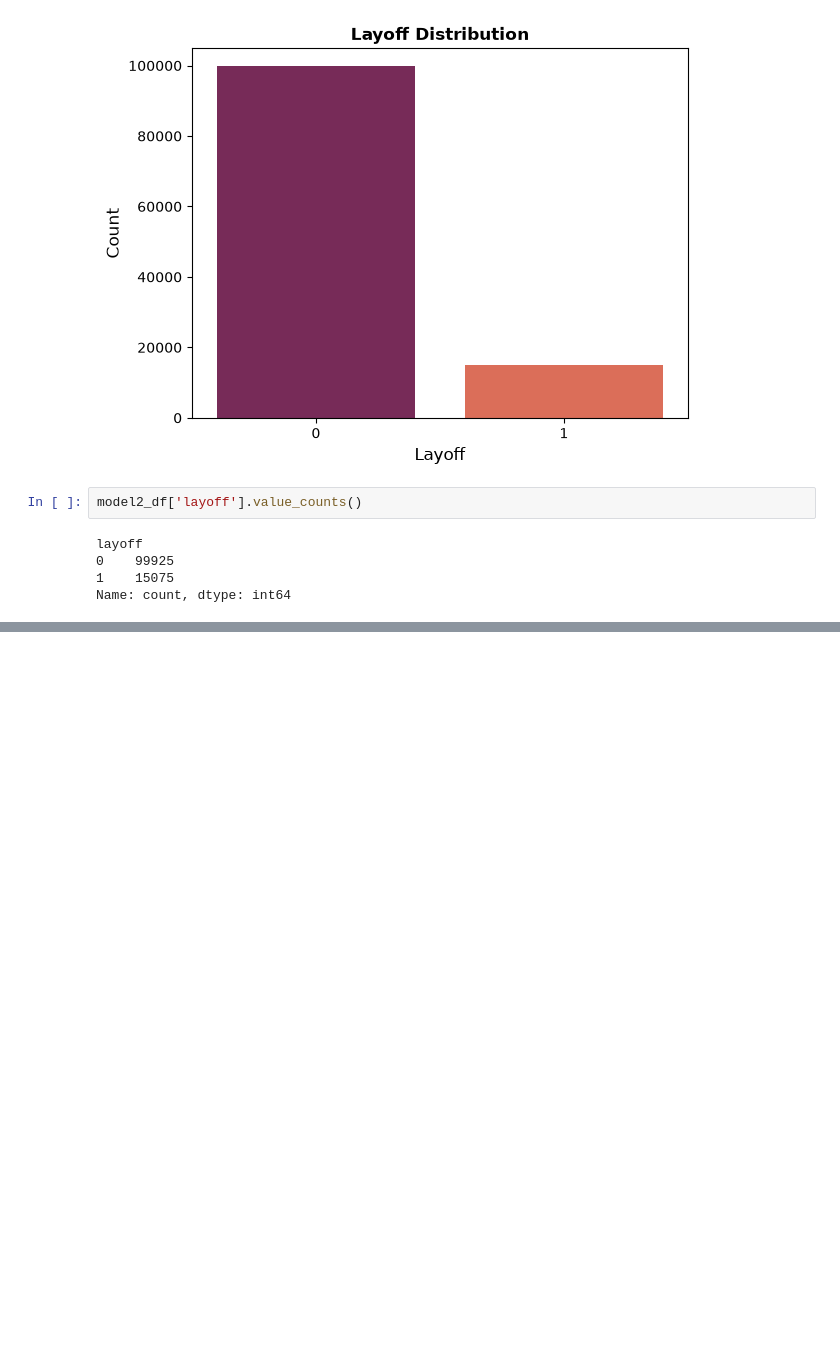
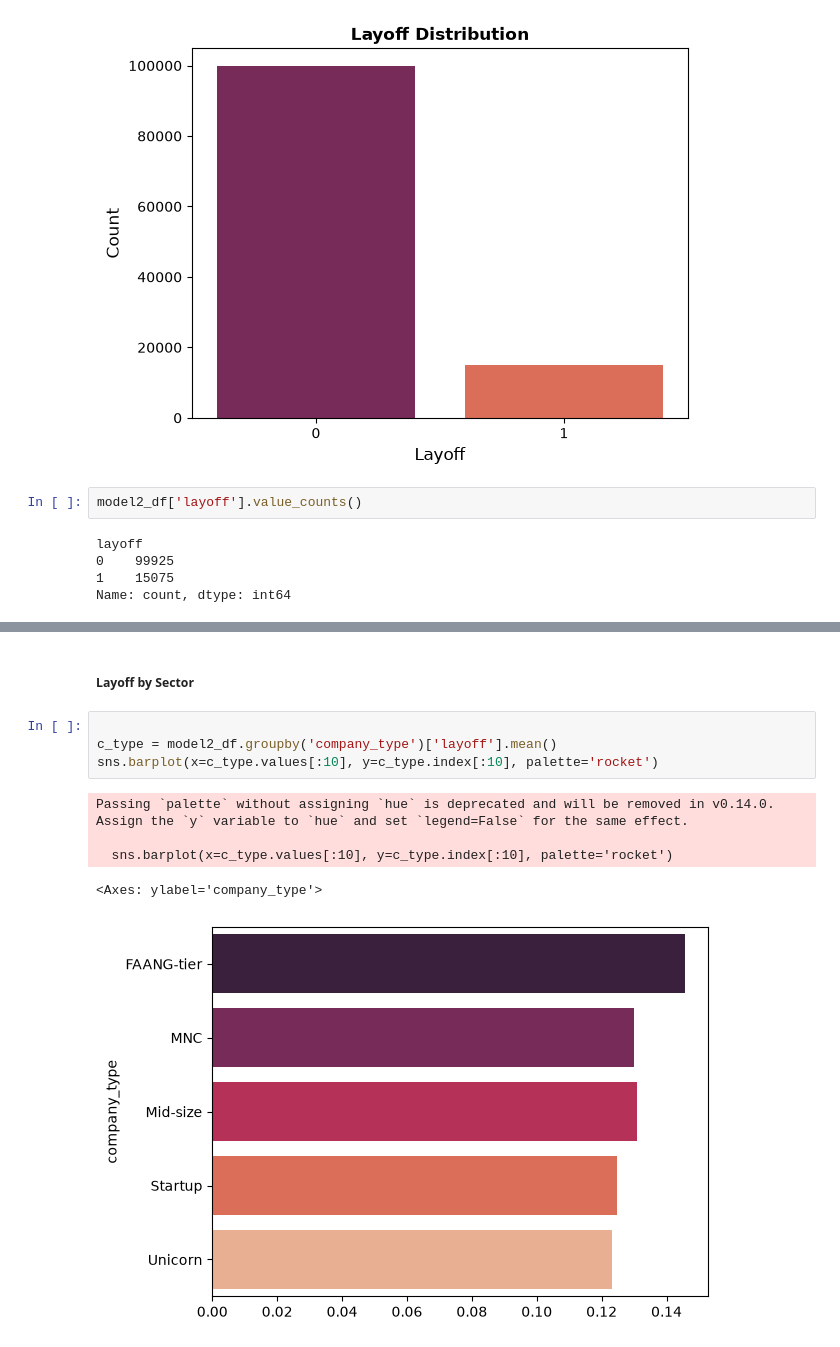
Before and after one commit to anshulbaisoya82-ux/Task-2-, a Jupyter notebook: Salary.ipynb, the cells around one changed output, grey strips where cells are left out. Drawn from its saved outputs; the diff is of its cells as text; blank space fills up the shorter version.

```diff
--- a/Salary.ipynb
+++ b/Salary.ipynb
@@ -806,0 +822,12 @@ Name: count, dtype: int64
+# %% [markdown]
+##### Layoff by Sector
+# %%
+
+c_type = model2_df.groupby('company_type')['layoff'].mean()
+sns.barplot(x=c_type.values[:10], y=c_type.index[:10], palette='rocket')
+# %% [output]
+Passing `palette` without assigning `hue` is deprecated and will be removed in v0.14.0. Assign the `y` variable to `hue` and set `legend=False` for the same effect.
+
+  sns.barplot(x=c_type.values[:10], y=c_type.index[:10], palette='rocket')
+<Axes: ylabel='company_type'>
+[figure, added]
```
Also changed, not shown: parts of 4 cells of this notebook, 1 other file.
